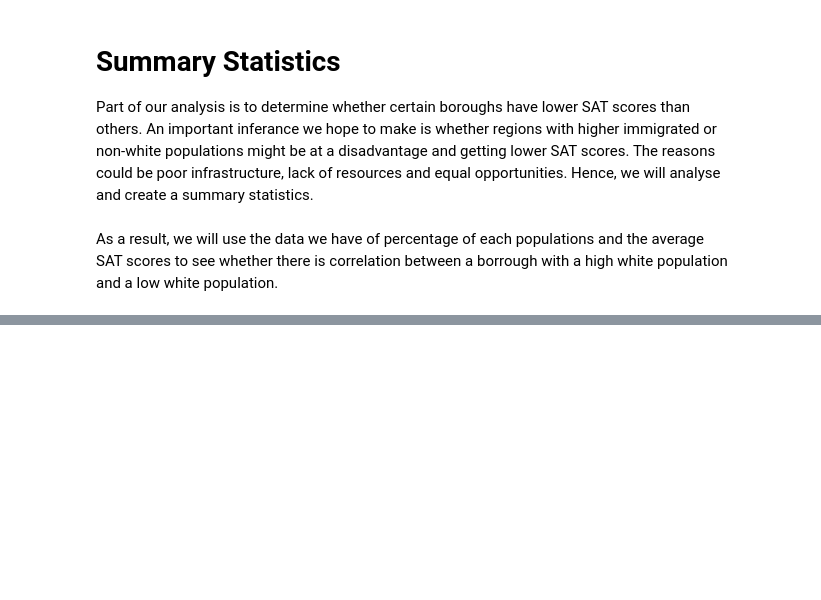
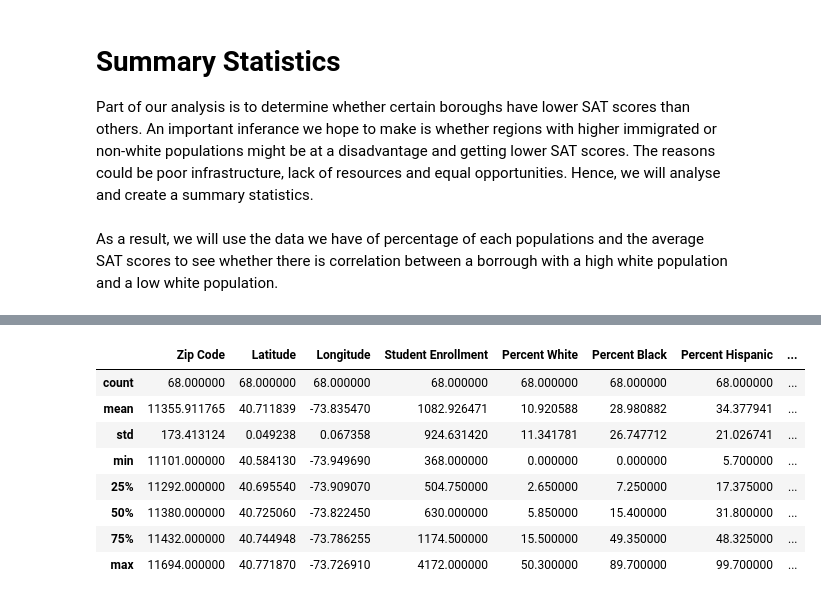
Before and after one commit to ECO225W2022/ECO225-arhammalik1, a Jupyter notebook: Project 1.ipynb, the cells around one changed output, grey strips where cells are left out. Saved outputs shown, nothing was run; the diff lists cells and outputs as text; code cells hidden in the pictures; blank space fills up the shorter version.

```diff
--- a/Project 1.ipynb
+++ b/Project 1.ipynb
@@ -135,0 +155,14 @@ Name: Borough, Length: 374, dtype: object
+# %%
+Queens_SAT = ['Queens']
+df_queens = df2[df2['Borough'].isin(Queens_SAT)]
+df_queens.describe()
+# %% [output]
+|  | Zip Code | Latitude | Longitude | Student Enrollment | Percent White | Percent Black | Percent Hispanic | ... |
+| count | 68.000000 | 68.000000 | 68.000000 | 68.000000 | 68.000000 | 68.000000 | 68.000000 | ... |
+| mean | 11355.911765 | 40.711839 | -73.835470 | 1082.926471 | 10.920588 | 28.980882 | 34.377941 | ... |
+| std | 173.413124 | 0.049238 | 0.067358 | 924.631420 | 11.341781 | 26.747712 | 21.026741 | ... |
+| min | 11101.000000 | 40.584130 | -73.949690 | 368.000000 | 0.000000 | 0.000000 | 5.700000 | ... |
+| 25% | 11292.000000 | 40.695540 | -73.909070 | 504.750000 | 2.650000 | 7.250000 | 17.375000 | ... |
+| 50% | 11380.000000 | 40.725060 | -73.822450 | 630.000000 | 5.850000 | 15.400000 | 31.800000 | ... |
+| 75% | 11432.000000 | 40.744948 | -73.786255 | 1174.500000 | 15.500000 | 49.350000 | 48.325000 | ... |
+| max | 11694.000000 | 40.771870 | -73.726910 | 4172.000000 | 50.300000 | 89.700000 | 99.700000 | ... |
```
Also changed, not shown: parts of 10 cells of this notebook.
